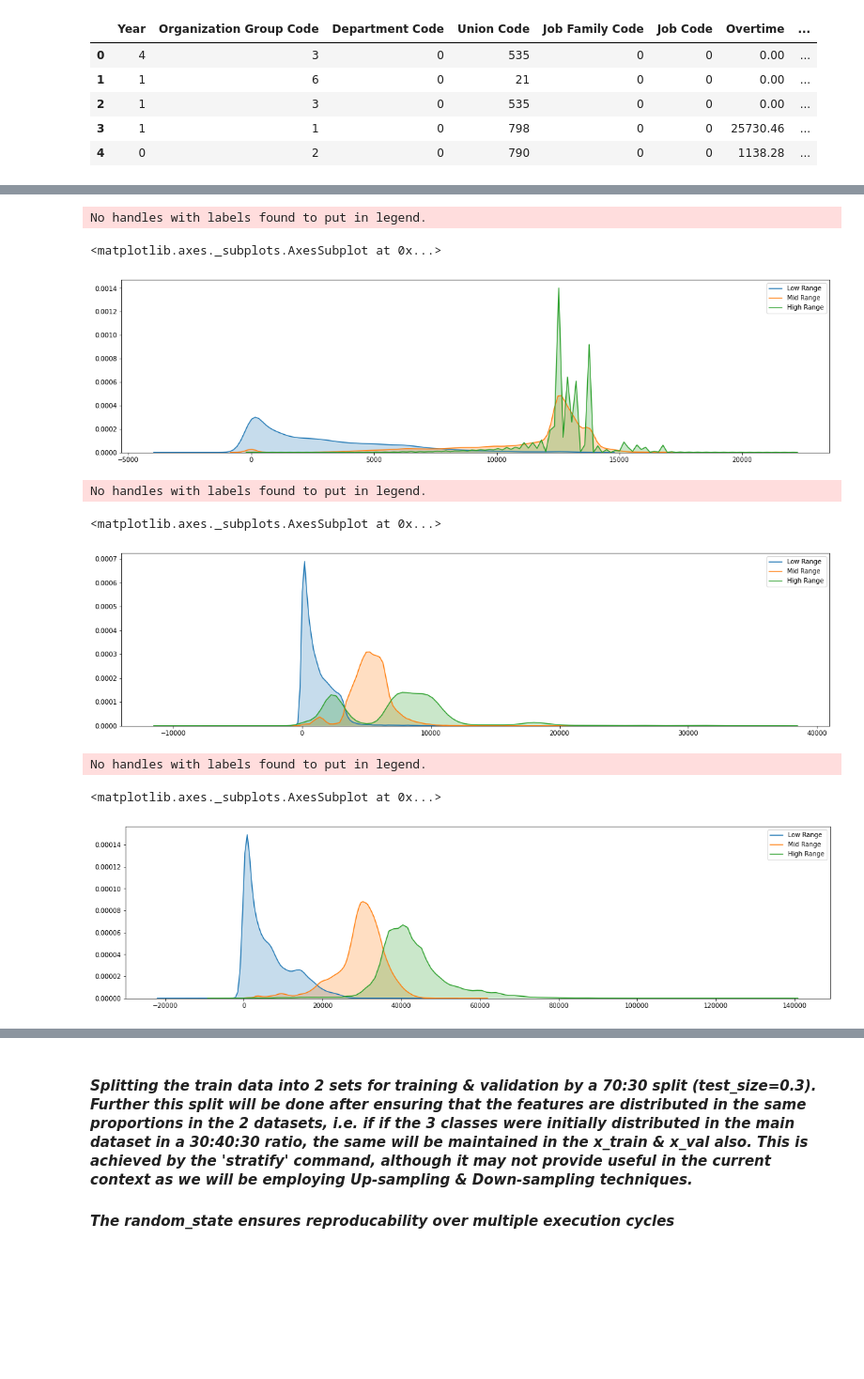
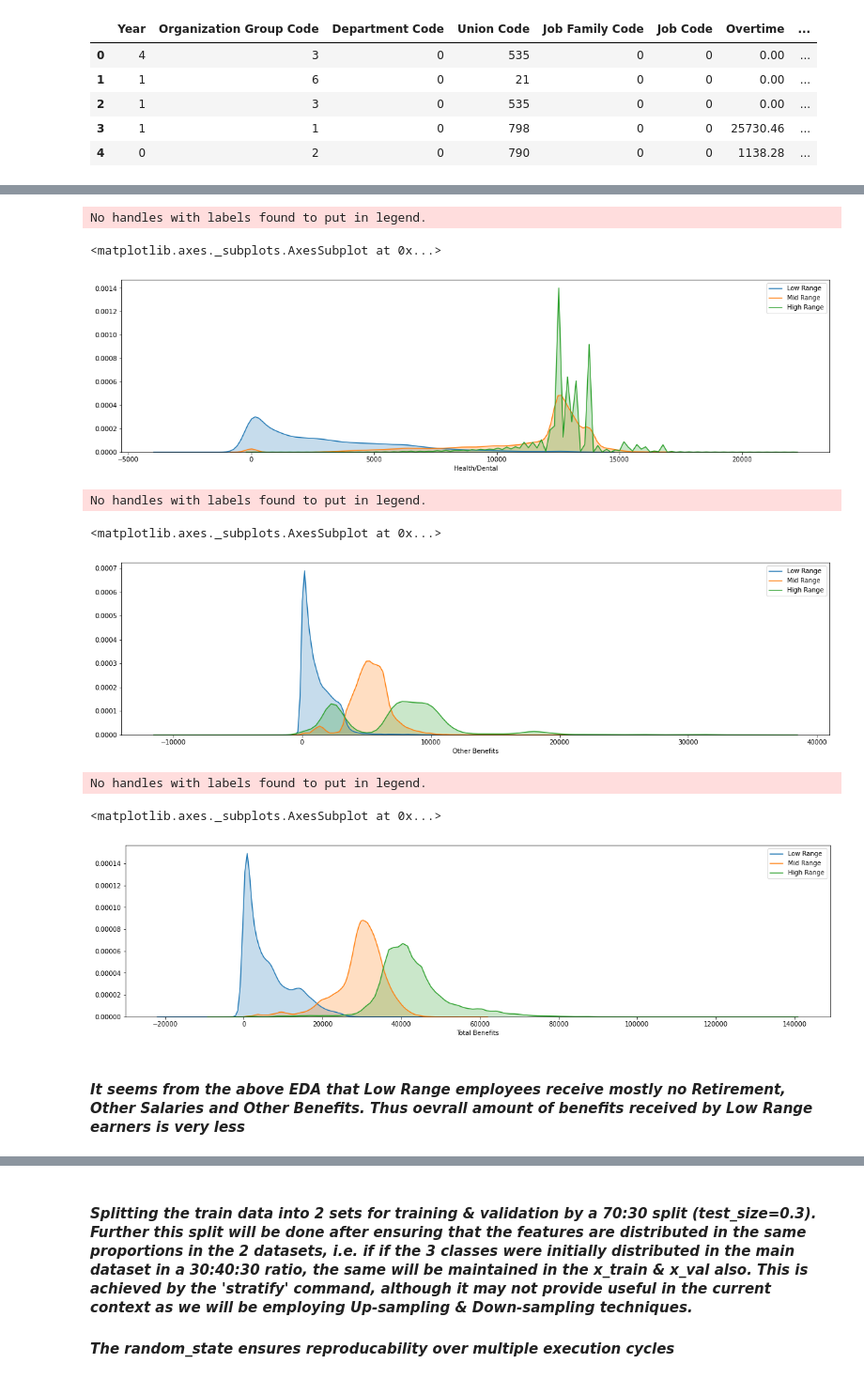
Before and after one commit to debajyotid/Predicting-Salary-Range-using-ML-Techniques, a Jupyter notebook: Predicting_SalaryRange_using_MLTechniques.ipynb, the cells around one changed output, grey strips where cells are left out. Shown at 94% size. Cells and saved outputs as stored; diff of their text form; code cells hidden in the pictures; blank space fills up the shorter version.

```diff
--- a/Predicting_SalaryRange_using_MLTechniques.ipynb
+++ b/Predicting_SalaryRange_using_MLTechniques.ipynb
@@ -205,30 +208,35 @@ No handles with labels found to put in legend.
 # %%
 plt.figure(figsize=(20,5))
 plt.legend()
+plt.xlabel('Health/Dental')
 sns.kdeplot(train[train['Class']==1]['Health/Dental'],label='Low Range', shade=True)
 sns.kdeplot(train[train['Class']==2]['Health/Dental'],label='Mid Range', shade=True)
 sns.kdeplot(train[train['Class']==3]['Health/Dental'],label='High Range', shade=True)
 # %% [output]
 No handles with labels found to put in legend.
 <matplotlib.axes._subplots.AxesSubplot at 0x...>
-[figure, old version]
+[figure, new version]
 # %%
 plt.figure(figsize=(20,5))
 plt.legend()
+plt.xlabel('Other Benefits')
 sns.kdeplot(train[train['Class']==1]['Other Benefits'],label='Low Range', shade=True)
 sns.kdeplot(train[train['Class']==2]['Other Benefits'],label='Mid Range', shade=True)
 sns.kdeplot(train[train['Class']==3]['Other Benefits'],label='High Range', shade=True)
 # %% [output]
 No handles with labels found to put in legend.
 <matplotlib.axes._subplots.AxesSubplot at 0x...>
-[figure, old version]
+[figure, new version]
 # %%
 plt.figure(figsize=(20,5))
 plt.legend()
+plt.xlabel('Total Benefits')
 sns.kdeplot(train[train['Class']==1]['Total Benefits'],label='Low Range', shade=True)
 sns.kdeplot(train[train['Class']==2]['Total Benefits'],label='Mid Range', shade=True)
 sns.kdeplot(train[train['Class']==3]['Total Benefits'],label='High Range', shade=True)
 # %% [output]
 No handles with labels found to put in legend.
 <matplotlib.axes._subplots.AxesSubplot at 0x...>
-[figure, old version]
+[figure, new version]
+# %% [markdown]
+#### *It seems from the above EDA that Low Range employees receive mostly no Retirement, Other Salaries and Other Benefits. Thus oevrall amount of benefits received by Low Range earners is very less*
```
Also changed, not shown: parts of 51 cells of this notebook.
